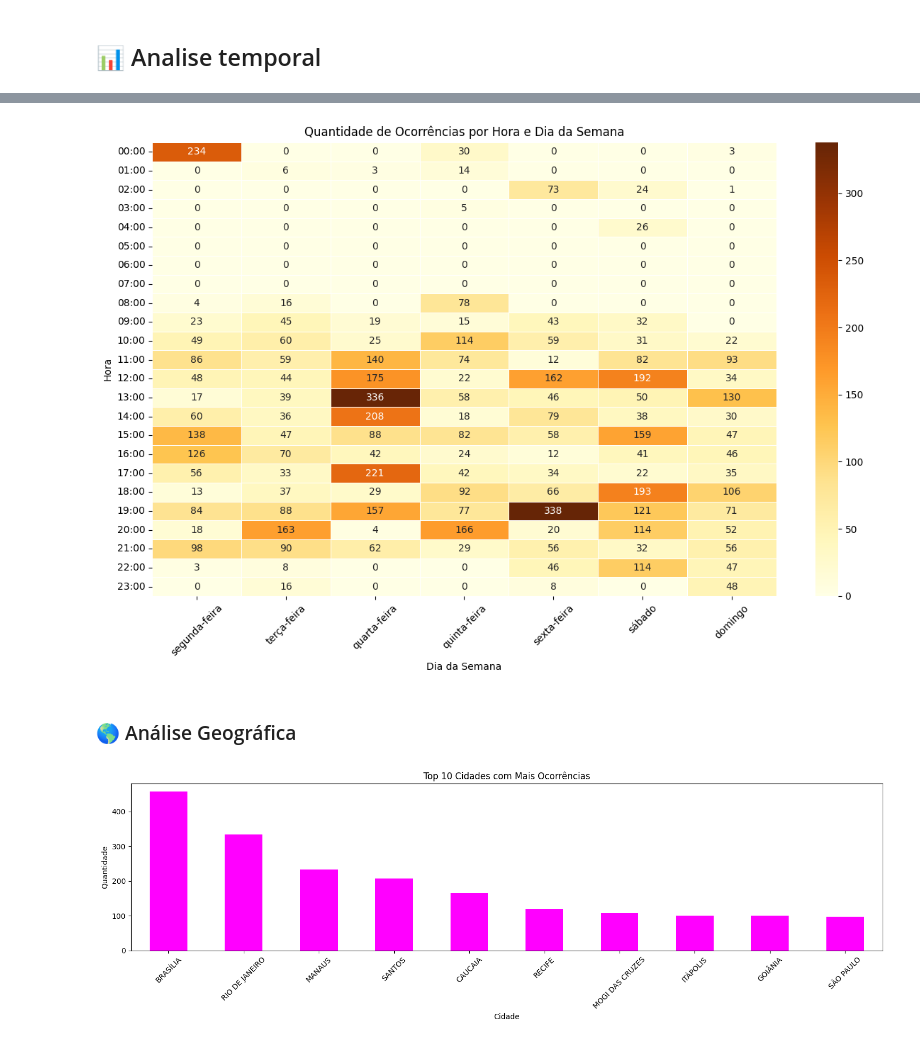
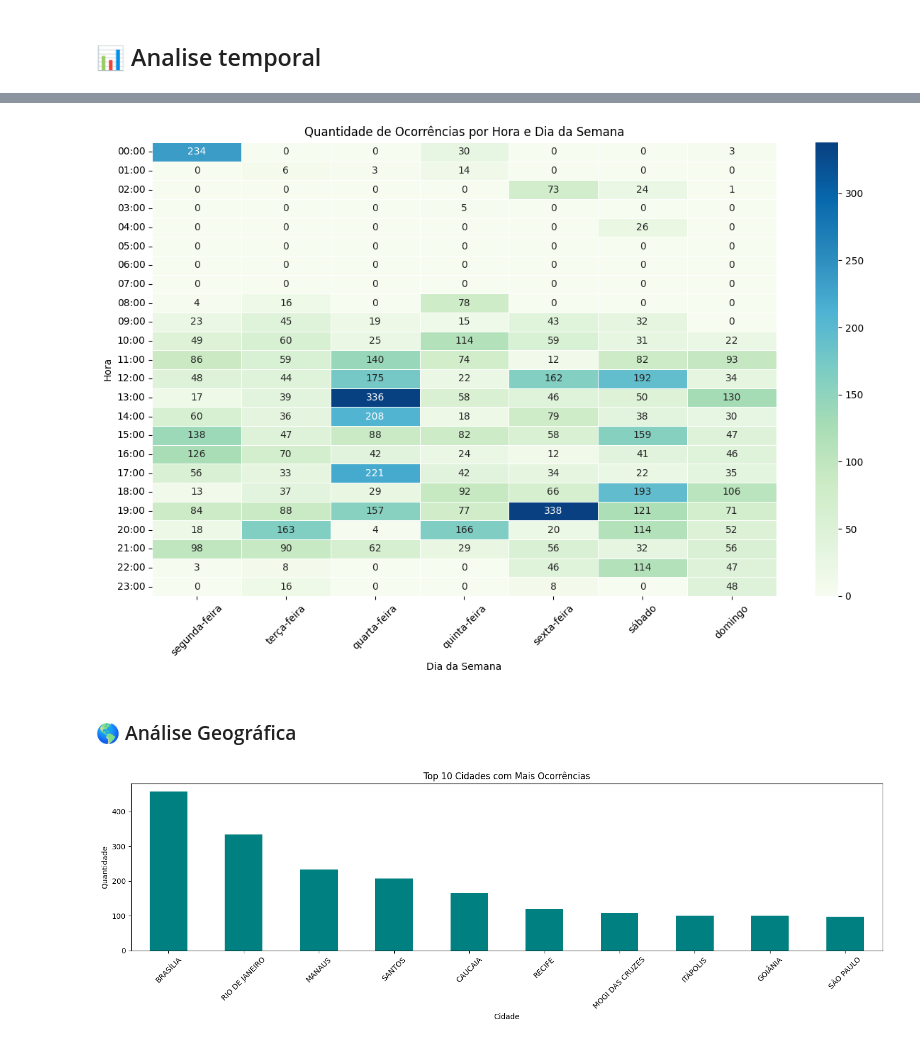
Before and after one commit to GabrielCosta45/analise_aeronautica, a Jupyter notebook: voos_seguros.ipynb, the cells around one changed output, grey strips where cells are left out. Cells and saved outputs as stored; diff of their text form; code cells hidden in the pictures.

```diff
--- a/voos_seguros.ipynb
+++ b/voos_seguros.ipynb
@@ -134,30 +136,30 @@ plt.show()
 # %%
 df['hora_cheia'] = df['ocorrencia_hora'].apply(lambda x: x.strftime('%H:00') if pd.notnull(x) else None)
 
 tabela = df.pivot_table(index='hora_cheia', columns='dia_semana', aggfunc='size', fill_value=0)
 tabela = tabela[ordem_dias]  # manter ordem dos dias da semana
 tabela = tabela.reindex(ordem_horas, axis=0)  # manter ordem das horas
 tabela = tabela.fillna(0)  # preencher NaN com 0
 tabela = tabela.astype(int)  # converter para inteiro
 
 # Gráfico de calor
 plt.figure(figsize=(12, 8))
-sns.heatmap(tabela, cmap='YlOrBr', annot=True, fmt='d', linewidths=.5)
+sns.heatmap(tabela, cmap='GnBu', annot=True, fmt='d', linewidths=.5)
 plt.title('Quantidade de Ocorrências por Hora e Dia da Semana')
 plt.xlabel('Dia da Semana')
 plt.ylabel('Hora')
 plt.xticks(rotation=45)
 plt.yticks(rotation=0)
 plt.tight_layout()
 plt.show()
 # %% [output]
-[figure, old version]
+[figure, new version]
 # %% [markdown]
 ### 🌎 Análise Geográfica
 # %%
 # Gráfico 1: TOP 10 cidade com mais Ocorrências
 plt.figure(figsize=(15, 5))
-df['ocorrencia_cidade'].value_counts().head(10).plot(kind='bar', color='magenta')
+df['ocorrencia_cidade'].value_counts().head(10).plot(kind='bar', color='Teal')
 plt.title('Top 10 Cidades com Mais Ocorrências')
 plt.xlabel('Cidade')
 plt.ylabel('Quantidade')
@@ -165,7 +167,7 @@ plt.xticks(rotation=45)
 plt.tight_layout()
 plt.show()
 # %% [output]
-[figure, old version]
+[figure, new version]
 # %%
 # Gráfico 2: TOP10 estado com mais Ocorrências
 plt.figure(figsize=(15, 5))
```
Also changed, not shown: parts of 8 cells of this notebook.
